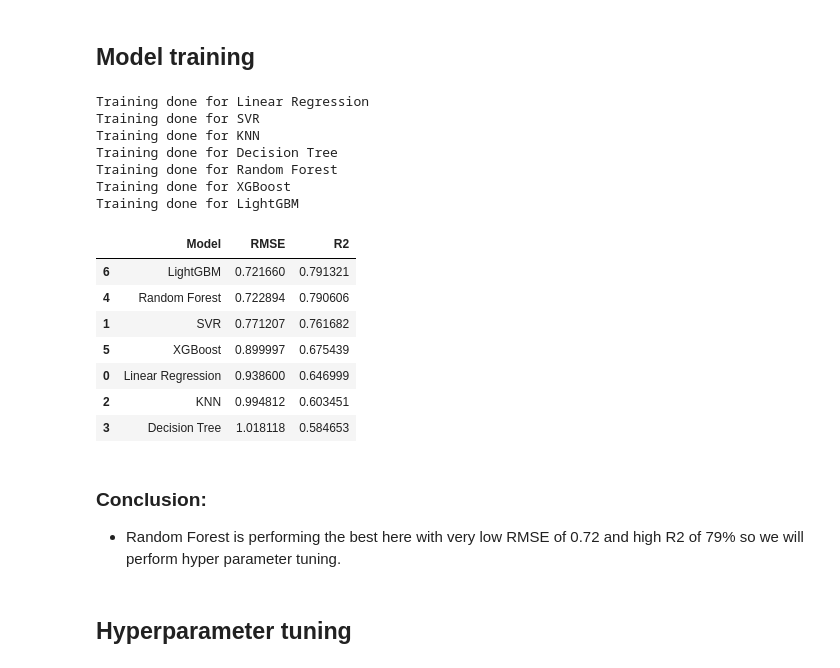
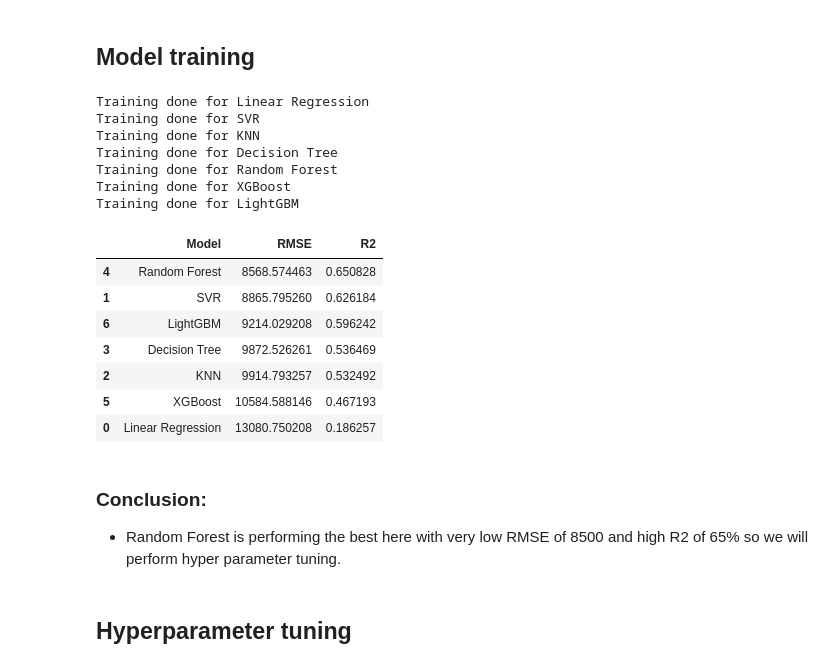
Before and after one commit to KavyaJP/Neural-Networks, a Jupyter notebook: car_price.ipynb, the cells around one changed output. Saved outputs shown, nothing was run; the diff lists cells and outputs as text; code cells hidden in the pictures.

```diff
--- a/car_price.ipynb
+++ b/car_price.ipynb
@@ -580,2 +499,9 @@ y_test Shape: (3795,)
 # %% [markdown]
 ## Preprocessors
+# %%
+def add_extra_features(X):
+    age = 2026 - X[:, 1]
+    mileage_per_year = X[:, 3] / (age + 1)
+    engine_cyl_ratio = X[:, 2] / (X[:, 4] + 1)
+    X_reduced = X[:, [0, 2, 3, 4, 5]]
+    return np.c_[X_reduced, age, mileage_per_year, engine_cyl_ratio]
@@ -631,24 +606,28 @@ nn_preprocessor = ColumnTransformer(
 ## Model Pipeline
 # %%
 ml_models = {
-    # Linear / Distance Group
     "Linear Regression": Pipeline(
         [("pre", linear_preprocessor), ("clf", LinearRegression())]
     ),
     "SVR": Pipeline([("pre", linear_preprocessor), ("clf", SVR())]),
     "KNN": Pipeline([("pre", linear_preprocessor), ("clf", KNeighborsRegressor())]),
-    # Tree-Based Group
     "Decision Tree": Pipeline(
-        [("pre", tree_preprocessor), ("clf", DecisionTreeRegressor())]
+        [("pre", tree_preprocessor), ("clf", DecisionTreeRegressor(random_state=42))]
     ),
     "Random Forest": Pipeline(
-        [("pre", tree_preprocessor), ("clf", RandomForestRegressor())]
+        [("pre", tree_preprocessor), ("clf", RandomForestRegressor(random_state=42))]
     ),
     "XGBoost": Pipeline(
-        [("pre", tree_preprocessor), ("clf", XGBRFRegressor(eval_metric="logloss"))]
+        [
+            ("pre", tree_preprocessor),
+            ("clf", XGBRegressor(device="cuda", random_state=42)),
+        ]
     ),
     "LightGBM": Pipeline(
-        [("pre", tree_preprocessor), ("clf", LGBMRegressor(verbose=-1))]
+        [
+            ("pre", tree_preprocessor),
+            ("clf", LGBMRegressor(verbose=-1, random_state=42)),
+        ]
     ),
 }
 # %% [markdown]
@@ -656,41 +635,45 @@ ml_models = {
 # %%
 results_list = []
 
 for name, model in ml_models.items():
+    # Train the model on the log-transformed data
     model.fit(X_train, y_train)
 
-    y_pred = model.predict(X_test)
+    # Model outputs predictions in log scale
+    log_pred = model.predict(X_test)
 
-    rmse = root_mean_squared_error(y_test, y_pred)
+    # Reverse the log transformation for BOTH actuals and predictions
+    y_test_real = np.expm1(y_test)
+    y_pred_real = np.expm1(log_pred)
 
-    r2 = r2_score(y_test, y_pred)
+    # Calculate metrics on the actual dollar amounts
+    rmse = root_mean_squared_error(y_test_real, y_pred_real)
+    r2 = r2_score(y_test_real, y_pred_real)
 
     results_list.append({"Model": name, "RMSE": rmse, "R2": r2})
-
     print(f"Training done for {name}")
 
 ML_Results = pd.DataFrame(results_list).sort_values(by="R2", ascending=False)
-
-ML_Results
+display(ML_Results)
 # %% [output]
 Training done for Linear Regression
 Training done for SVR
 Training done for KNN
 Training done for Decision Tree
 Training done for Random Forest
 Training done for XGBoost
 Training done for LightGBM
 |  | Model | RMSE | R2 |
-| 6 | LightGBM | 0.721660 | 0.791321 |
-| 4 | Random Forest | 0.722894 | 0.790606 |
-| 1 | SVR | 0.771207 | 0.761682 |
-| 5 | XGBoost | 0.899997 | 0.675439 |
-| 0 | Linear Regression | 0.938600 | 0.646999 |
-| 2 | KNN | 0.994812 | 0.603451 |
-| 3 | Decision Tree | 1.018118 | 0.584653 |
+| 4 | Random Forest | 8568.574463 | 0.650828 |
+| 1 | SVR | 8865.795260 | 0.626184 |
+| 6 | LightGBM | 9214.029208 | 0.596242 |
+| 3 | Decision Tree | 9872.526261 | 0.536469 |
+| 2 | KNN | 9914.793257 | 0.532492 |
+| 5 | XGBoost | 10584.588146 | 0.467193 |
+| 0 | Linear Regression | 13080.750208 | 0.186257 |
 # %% [markdown]
 ### Conclusion:
-- Random Forest is performing the best here with very low RMSE of 0.72 and high R2 of 79% so we will perform hyper parameter tuning.
+- Random Forest is performing the best here with very low RMSE of 8500 and high R2 of 65% so we will perform hyper parameter tuning.
 # %% [markdown]
 ## Hyperparameter tuning
 # %%
```
Also changed, not shown: parts of 41 cells of this notebook, 2 other files.
